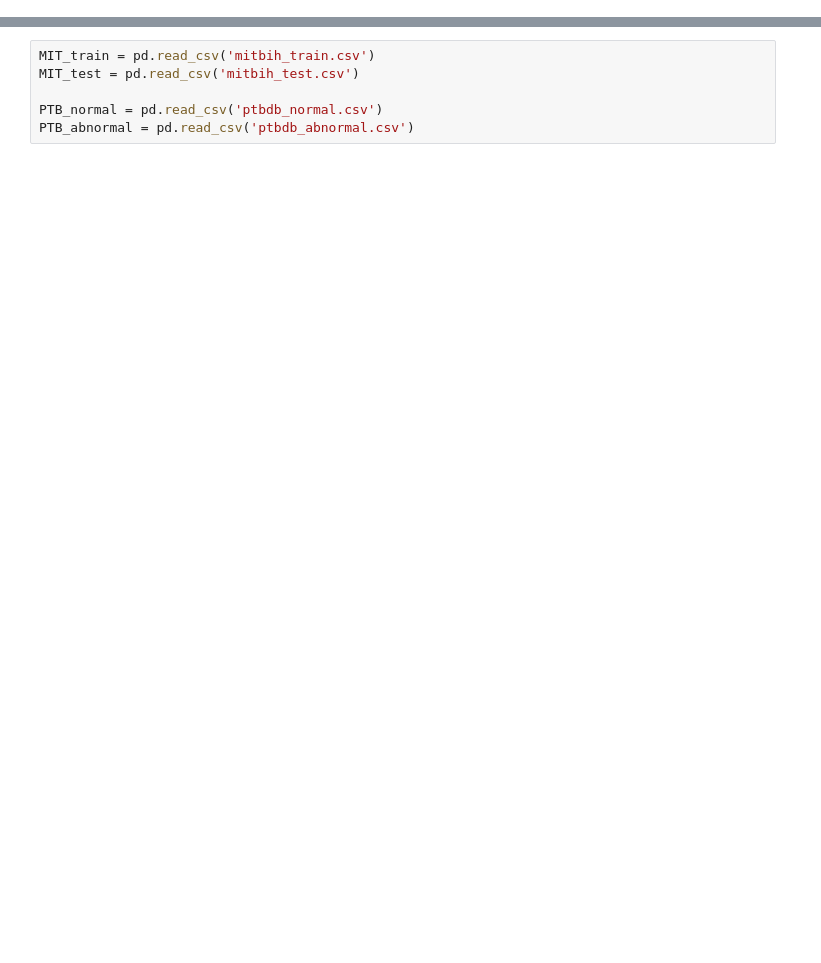
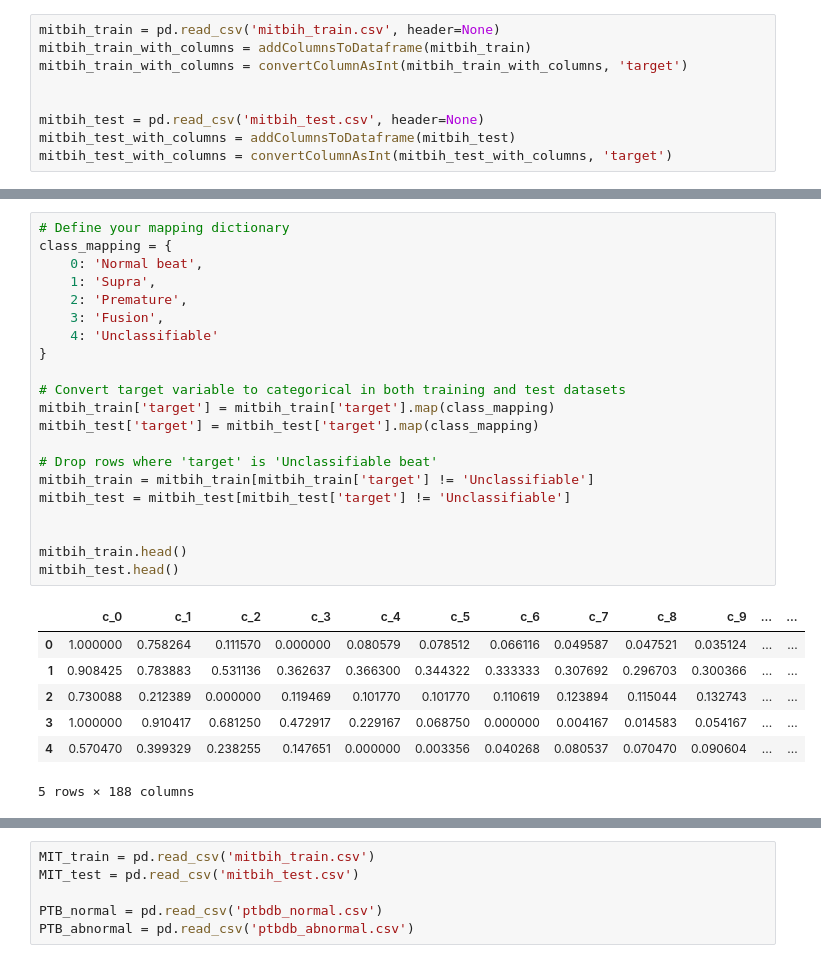
Before and after one commit to Sepideh-Tabrik/Heartbeat_GitHub, a Jupyter notebook: Heartbeat_Step1.ipynb, the cells around one changed output, grey strips where cells are left out. Saved outputs shown, nothing was run; the diff lists cells and outputs as text; blank space fills up the shorter version.

```diff
--- a/Heartbeat_Step1.ipynb
+++ b/Heartbeat_Step1.ipynb
@@ -27,0 +140,9 @@ drive.mount('/content/drive')
+# %%
+mitbih_train = pd.read_csv('mitbih_train.csv', header=None)
+mitbih_train_with_columns = addColumnsToDataframe(mitbih_train)
+mitbih_train_with_columns = convertColumnAsInt(mitbih_train_with_columns, 'target')
+
+
+mitbih_test = pd.read_csv('mitbih_test.csv', header=None)
+mitbih_test_with_columns = addColumnsToDataframe(mitbih_test)
+mitbih_test_with_columns = convertColumnAsInt(mitbih_test_with_columns, 'target')
@@ -27,0 +188,29 @@ drive.mount('/content/drive')
+# %%
+# Define your mapping dictionary
+class_mapping = {
+    0: 'Normal beat',
+    1: 'Supra',
+    2: 'Premature',
+    3: 'Fusion',
+    4: 'Unclassifiable'
+}
+
+# Convert target variable to categorical in both training and test datasets
+mitbih_train['target'] = mitbih_train['target'].map(class_mapping)
+mitbih_test['target'] = mitbih_test['target'].map(class_mapping)
+
+# Drop rows where 'target' is 'Unclassifiable beat'
+mitbih_train = mitbih_train[mitbih_train['target'] != 'Unclassifiable']
+mitbih_test = mitbih_test[mitbih_test['target'] != 'Unclassifiable']
+
+
+mitbih_train.head()
+mitbih_test.head()
+# %% [output]
+|  | c_0 | c_1 | c_2 | c_3 | c_4 | c_5 | c_6 | c_7 | c_8 | c_9 | ... | ... |
+| 0 | 1.000000 | 0.758264 | 0.111570 | 0.000000 | 0.080579 | 0.078512 | 0.066116 | 0.049587 | 0.047521 | 0.035124 | ... | ... |
+| 1 | 0.908425 | 0.783883 | 0.531136 | 0.362637 | 0.366300 | 0.344322 | 0.333333 | 0.307692 | 0.296703 | 0.300366 | ... | ... |
+| 2 | 0.730088 | 0.212389 | 0.000000 | 0.119469 | 0.101770 | 0.101770 | 0.110619 | 0.123894 | 0.115044 | 0.132743 | ... | ... |
+| 3 | 1.000000 | 0.910417 | 0.681250 | 0.472917 | 0.229167 | 0.068750 | 0.000000 | 0.004167 | 0.014583 | 0.054167 | ... | ... |
+| 4 | 0.570470 | 0.399329 | 0.238255 | 0.147651 | 0.000000 | 0.003356 | 0.040268 | 0.080537 | 0.070470 | 0.090604 | ... | ... |
+5 rows × 188 columns
```
Also changed, not shown: parts of 21 cells of this notebook.
